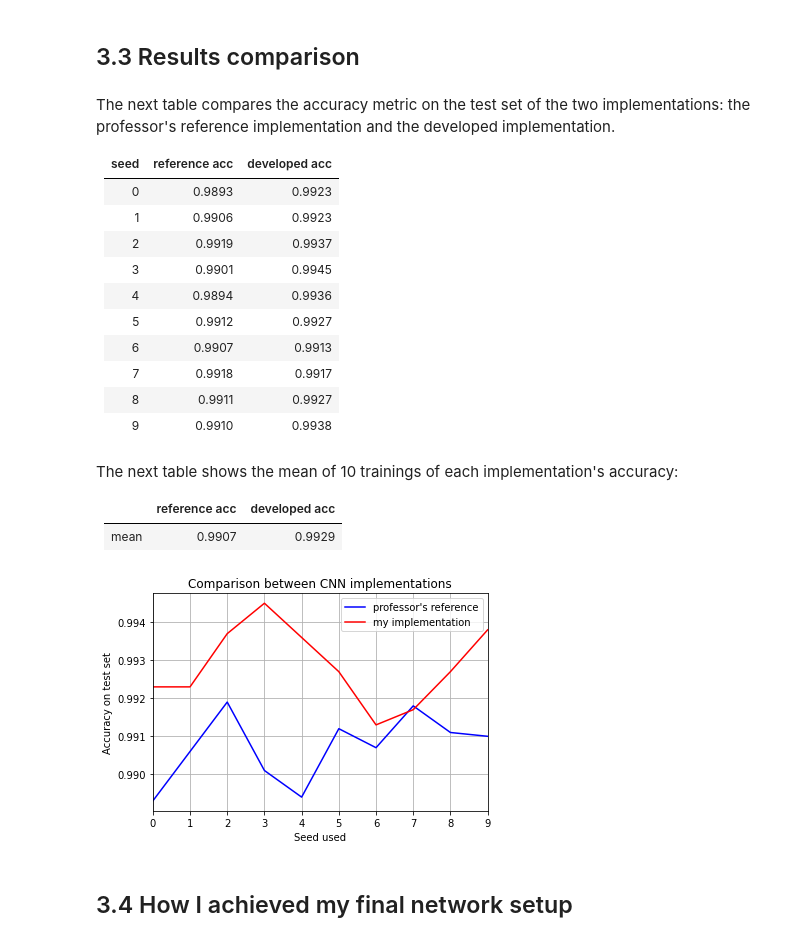
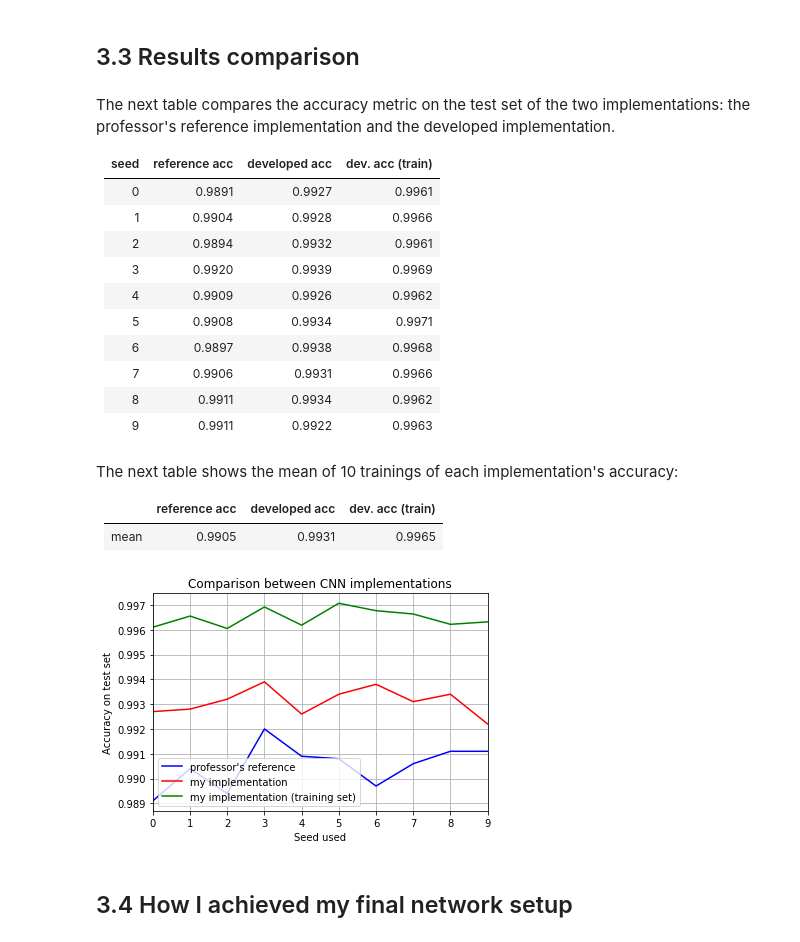
Before and after one commit to ito-rafael/IA353A-NeuralNetworks-1s2020, a Jupyter notebook: EFC2/Q3_Q4/EFC2_(Q3,_Q4)_MNIST_MLP_&_CNN.ipynb, the cells around one changed output. Cells and saved outputs as stored; diff of their text form; code cells hidden in the pictures.

```diff
--- a/EFC2/Q3_Q4/EFC2_(Q3,_Q4)_MNIST_MLP_&_CNN.ipynb
+++ b/EFC2/Q3_Q4/EFC2_(Q3,_Q4)_MNIST_MLP_&_CNN.ipynb
@@ -167,13 +171,13 @@ def mlp_train(device, seed=42, verbose=False):
         #----------------------------
         # getting the dataset
         mnist = tf.keras.datasets.mnist
-        (x_train, y_train), (x_test, y_test) = mnist.load_data()
-        x_train, x_test = x_train / 255.0, x_test / 255.0
+        (x_train_raw, y_train_raw), (x_test, y_test) = mnist.load_data()
+        x_train_raw, x_test = x_train_raw / 255.0, x_test / 255.0
         #----------------------------
         # train-dev split
         x_train, x_dev, y_train, y_dev = train_test_split(
-            x_train,
-            y_train,
+            x_train_raw,
+            y_train_raw,
             test_size=0.2,
             random_state=seed,
             shuffle=True)
@@ -228,8 +232,10 @@ def mlp_train(device, seed=42, verbose=False):
             callbacks=[callback_stop, callback_schedule],
             validation_data=(x_dev, y_dev))
         #----------------------------
-        # evaluation
+        # evaluation in test set
         loss, accuracy = model.evaluate(x_test, y_test, verbose=verbose)
+        # evaluation in training set
+        _, accuracy_train = model.evaluate(x_train_raw, y_train_raw, verbose=verbose)
         #----------------------------
         # saving the model and weights
         #model_json = model.to_json()
@@ -241,19 +247,22 @@ def mlp_train(device, seed=42, verbose=False):
         #----------------------------
         print('seed = ', str(seed), '; '
             'loss = ', '{0:.4f}'.format(loss), '; '
-            'accuracy = ', '{0:.4f}'.format(accuracy), sep='')
+            'accuracy = ', '{0:.4f}'.format(accuracy), '; '
+            'accuracy train = ', '{0:.4f}'.format(accuracy_train), sep='')
         #----------------------------
-        return loss, accuracy
+        return loss, accuracy, accuracy_train
 # %% [markdown]
 Running the model 10 times to get an average loss and accuracy
 # %%
 seeds = range(10)
 loss_his_mlp = []
 acc_his_mlp = []
+acc_his_mlp_train = []
 #----------------------------
 for seed in seeds:
-    loss, acc = mlp_train(device, seed=seed)
+    loss, acc, acc_train = mlp_train(device, seed=seed)
     # append both loss and accuracy in a list for comparison
     loss_his_mlp.append(loss)
     acc_his_mlp.append(acc)
+    acc_his_mlp_train.append(acc_train)
 # %% [output]
@@ -455,16 +471,16 @@ def cnn_train(device, seed=42, verbose=False):
         #----------------------------
         # getting the dataset
         mnist = tf.keras.datasets.mnist
-        (x_train, y_train),(x_test, y_test) = mnist.load_data()
+        (x_train_raw, y_train_raw),(x_test, y_test) = mnist.load_data()
         # reshape to be [samples][width][height][pixels]
-        x_train = x_train.reshape(x_train.shape[0], 28, 28, 1)
+        x_train_raw = x_train_raw.reshape(x_train_raw.shape[0], 28, 28, 1)
         x_test = x_test.reshape(x_test.shape[0], 28, 28, 1)
-        x_train, x_test = x_train / 255.0, x_test / 255.0
+        x_train_raw, x_test = x_train_raw / 255.0, x_test / 255.0
         #----------------------------
         # train-dev split
         x_train, x_dev, y_train, y_dev = train_test_split(
-            x_train,
-            y_train,
+            x_train_raw,
+            y_train_raw,
             test_size=0.2,
             random_state=seed,
             shuffle=True)
@@ -521,8 +537,10 @@ def cnn_train(device, seed=42, verbose=False):
             verbose=verbose,
         )
         #----------------------------
-        # evaluation
+        # evaluation in test set
         loss, accuracy = model.evaluate(x_test, y_test, verbose=verbose)
+        # evaluation in training set
+        _, accuracy_train = model.evaluate(x_train_raw, y_train_raw, verbose=verbose)
         #----------------------------
         # saving the model and weights
         #model_json = model.to_json()
@@ -536,19 +554,22 @@ def cnn_train(device, seed=42, verbose=False):
         print('seed = ', str(seed), '; ',
             'epochs = ', str(callback_stop.stopped_epoch - callback_stop.patience + 1), '; ',
             'loss = ', '{0:.4f}'.format(loss), '; ',
-            'accuracy = ', '{0:.4f}'.format(accuracy), sep='')
+            'accuracy = ', '{0:.4f}'.format(accuracy), '; '
+            'accuracy train = ', '{0:.4f}'.format(accuracy_train), sep='')
         #----------------------------
-        return loss, accuracy
+        return loss, accuracy, accuracy_train
 # %% [markdown]
 Running the model 10 times to get an average loss and accuracy
 # %%
 seeds = range(10)
 loss_his_cnn = []
 acc_his_cnn = []
+acc_his_cnn_train = []
 #----------------------------
 for seed in seeds:
-    loss, acc = cnn_train(device, seed=seed)
+    loss, acc, acc_train = cnn_train(device, seed=seed)
     # append both loss and accuracy in a list for comparison
     loss_his_cnn.append(loss)
     acc_his_cnn.append(acc)
+    acc_his_cnn_train.append(acc_train)
 # %% [output]
@@ -575,41 +598,42 @@ Accuracy average = 0.9929
 # %% [markdown]
 The next table compares the accuracy metric on the test set of the two implementations: the professor's reference implementation and the developed implementation.
 
-| seed | reference acc | developed acc |
-|:---: | :-----------: | :-----------: |
-|   0  |    0.9893     |     0.9923    |
-|   1  |    0.9906     |     0.9923    |
-|   2  |    0.9919     |     0.9937    |
-|   3  |    0.9901     |     0.9945    |
-|   4  |    0.9894     |     0.9936    |
-|   5  |    0.9912     |     0.9927    |
-|   6  |    0.9907     |     0.9913    |
-|   7  |    0.9918     |     0.9917    |
-|   8  |    0.9911     |     0.9927    |
-|   9  |    0.9910     |     0.9938    |
+| seed | reference acc | developed acc | dev. acc (train) |
+|:---: | :-----------: | :-----------: | :--------------: |
+|   0  |    0.9891     |     0.9927    |      0.9961      |
+|   1  |    0.9904     |     0.9928    |      0.9966      |
+|   2  |    0.9894     |     0.9932    |      0.9961      |
+|   3  |    0.9920     |     0.9939    |      0.9969      |
+|   4  |    0.9909     |     0.9926    |      0.9962      |
+|   5  |    0.9908     |     0.9934    |      0.9971      |
+|   6  |    0.9897     |     0.9938    |      0.9968      |
+|   7  |    0.9906     |     0.9931    |      0.9966      |
+|   8  |    0.9911     |     0.9934    |      0.9962      |
+|   9  |    0.9911     |     0.9922    |      0.9963      |
 # %% [markdown]
 The next table shows the mean of 10 trainings of each implementation's accuracy:
 
-|      | reference acc | developed acc |
-|:---: | :-----------: | :-----------: |
-| mean |    0.9907     |     0.9929    |
+|      | reference acc | developed acc | dev. acc (train) |
+|:---: | :-----------: | :-----------: | :--------------: |
+| mean |    0.9905     |     0.9931    |      0.9965      |
 # %%
 # plot both implementation's accuracy for different seeds
 plt.plot(acc_his_cnn_prof, label='professor\'s reference', color='blue')
 plt.plot(acc_his_cnn, label='my implementation', color='red')
+plt.plot(acc_his_cnn_train, label='my implementation (training set)', color='green')
 #-------------------------------------------------
 # axis label
 plt.xlabel('Seed used')
 plt.ylabel('Accuracy on test set')
 # title
 plt.title('Comparison between CNN implementations')
 #-------------------------------------------------
 plt.autoscale(axis='x', tight=True) # axis adjust
 plt.grid(True) # add grid
 plt.legend() # add legend
 plt.show()
 # %% [output]
-[figure, old version]
+[figure, new version]
 # %% [markdown]
 ## 3.4 How I achieved my final network setup
 # %% [markdown]
```
Also changed, not shown: parts of 14 cells of this notebook, 10 other files.
